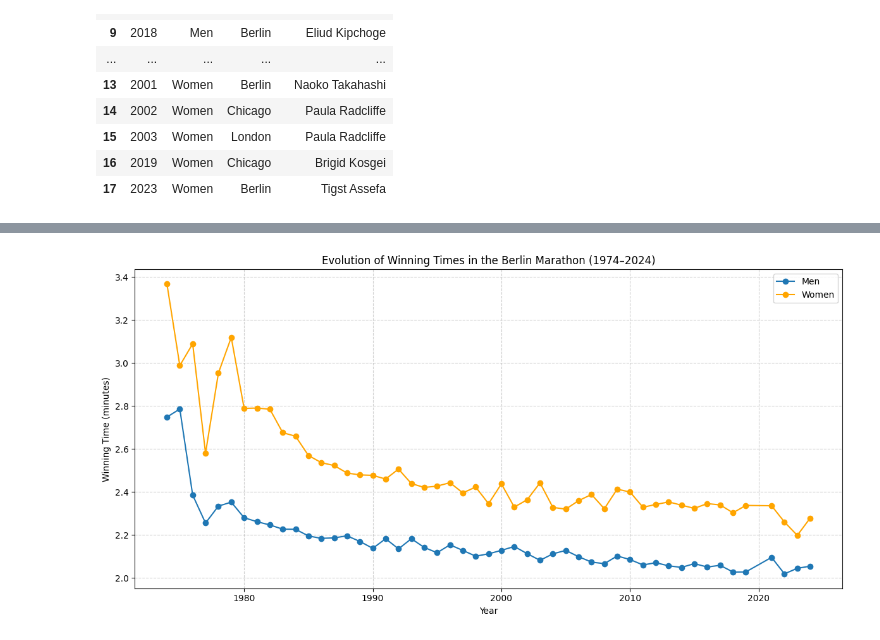
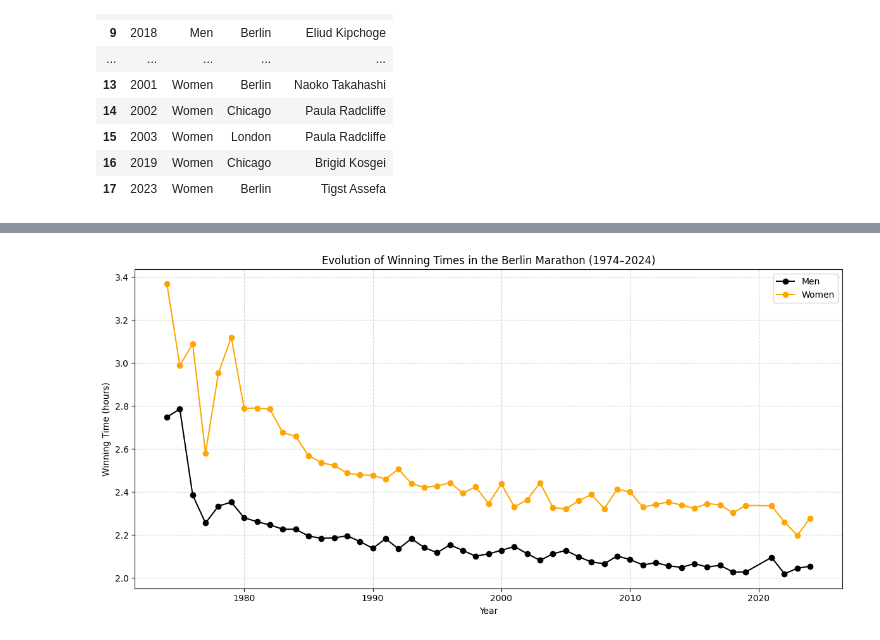
Before and after one commit to jomachase/first_project, a Jupyter notebook: notebooks/Rafael.ipynb, the cells around one changed output, grey strips where cells are left out. Saved outputs shown, nothing was run; the diff lists cells and outputs as text; code cells hidden in the pictures.

```diff
--- a/notebooks/Rafael.ipynb
+++ b/notebooks/Rafael.ipynb
@@ -1,6 +1,10 @@
 # %%
 import pandas as pd
+import yaml
+import matplotlib.pyplot as plt
 
-df = pd.read_csv("/home/rafael/Área de Trabalho/CUROS IRONHACK/SEMANA 4/first_project/Berlin_Marathon_data_1974_2019.csv")
-
-df
+try:
+  with open("../config.yaml", "r") as file:
+     config = yaml.safe_load(file)
+except:
+  print("Configuration file not found!")
@@ -375,28 +335,27 @@ London     1      1      2
 # %%
-import matplotlib.pyplot as plt
-
+# =============
 
 # Load dataframe
-df = pd.read_csv("/home/rafael/Área de Trabalho/CUROS IRONHACK/SEMANA 4/first_project/berlin_marathon_winners_1974_2024.csv")
+df = pd.read_csv(config['input_data']['marathon_winners'])
 
 # Convert times to timedelta
 df["MEN_TIME"] = pd.to_timedelta(df["MEN_TIME"], errors="coerce")
 df["WOMEN_TIME"] = pd.to_timedelta(df["WOMEN_TIME"], errors="coerce")
 
 # Make a Plot
 plt.figure(figsize=(12,6))
-plt.plot(df["YEAR"], df["MEN_TIME"].dt.total_seconds()/3600, label="Men", marker="o")
+plt.plot(df["YEAR"], df["MEN_TIME"].dt.total_seconds()/3600, label="Men", marker="o", color="black")
 plt.plot(df["YEAR"], df["WOMEN_TIME"].dt.total_seconds()/3600, label="Women", marker="o", color="orange")
 
 plt.xlabel("Year")
 plt.ylabel("Winning Time (hours)")
 plt.title("Evolution of Winning Times in the Berlin Marathon (1974–2024)")
 plt.legend()
 plt.grid(True, linestyle="--", alpha=0.6)
 plt.tight_layout()
 plt.show()
 # %% [output]
-[figure, old version]
+[figure, new version]
 # %%
 # How have winning times evolved in the Berlin Marathon from 1974 to 2024?
 
```
Also changed, not shown: parts of 11 cells of this notebook, 3 other files.
